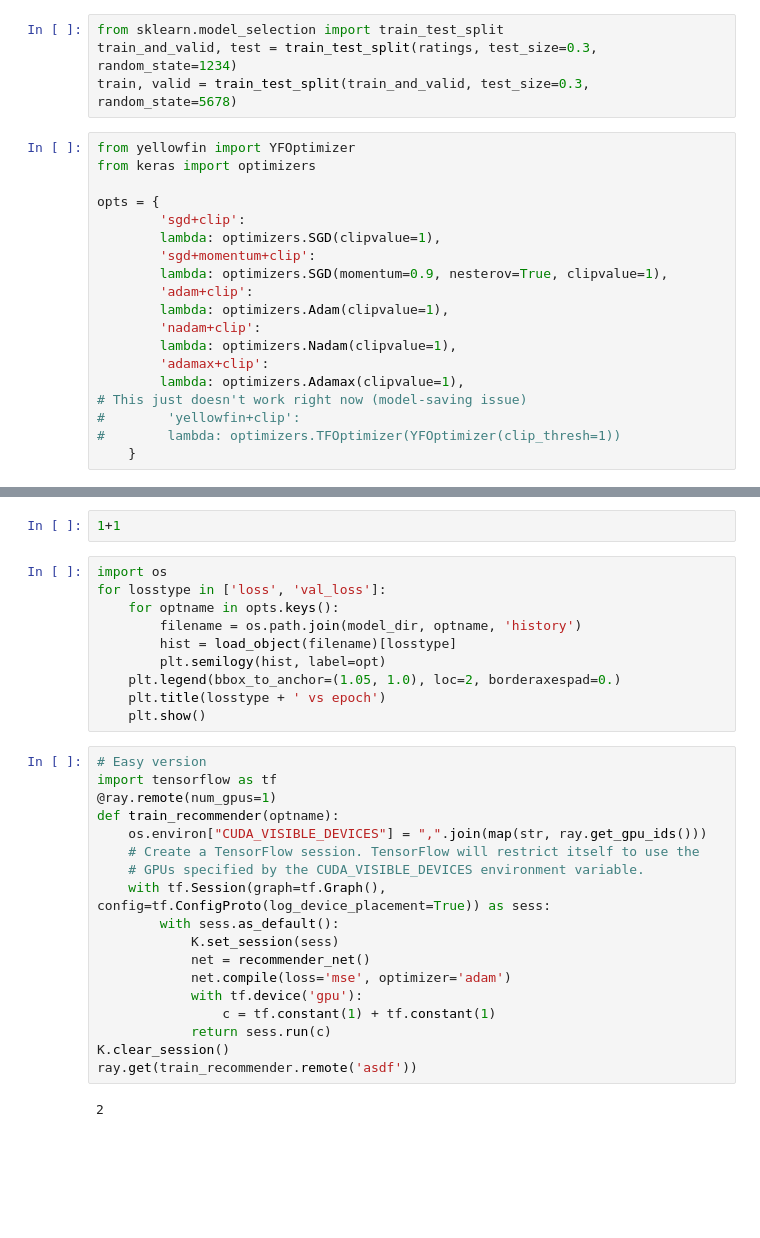
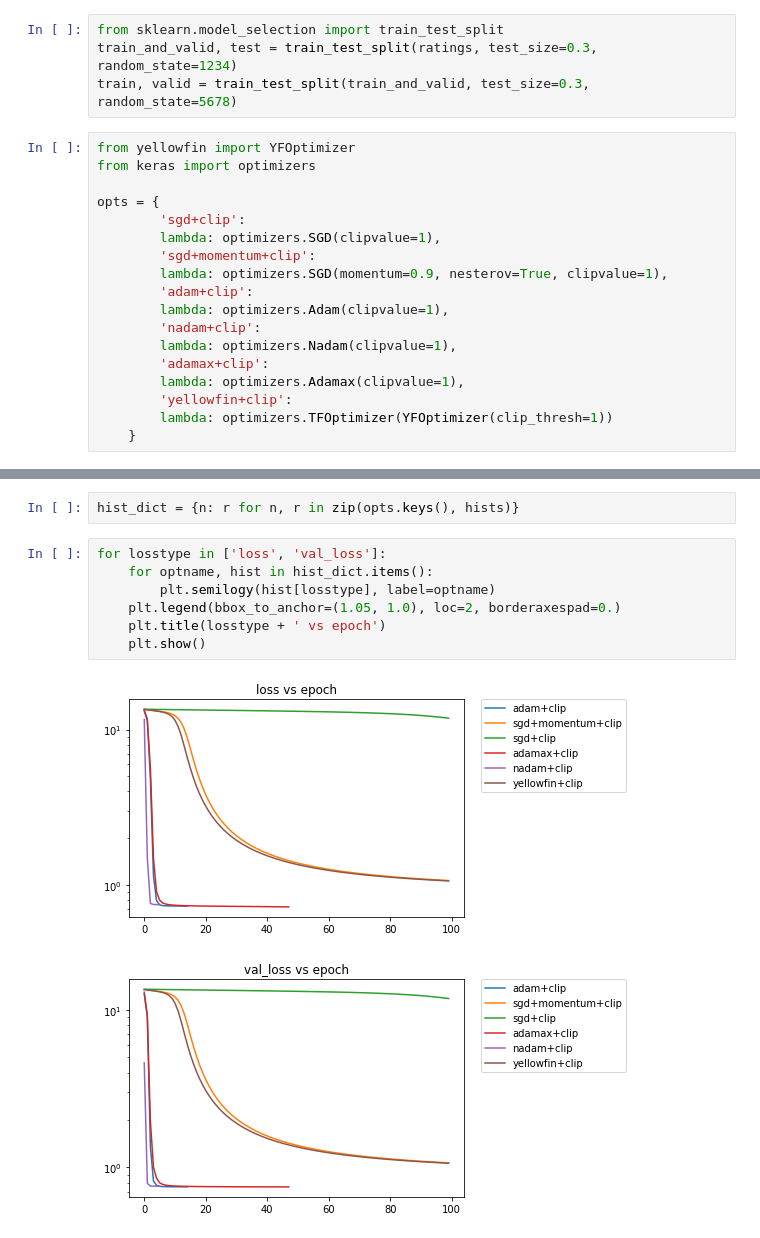
Before and after one commit to vlad17/learning-to-deep-learn, a Jupyter notebook: notebooks/movielens.ipynb, the cells around one changed output, grey strips where cells are left out. Drawn from its saved outputs; the diff is of its cells as text; blank space fills up the shorter version.

```diff
--- a/notebooks/movielens.ipynb
+++ b/notebooks/movielens.ipynb
@@ -123,9 +122,8 @@ opts = {
         lambda: optimizers.Nadam(clipvalue=1),
         'adamax+clip':
         lambda: optimizers.Adamax(clipvalue=1),
-# This just doesn't work right now (model-saving issue)
-#        'yellowfin+clip':
-#        lambda: optimizers.TFOptimizer(YFOptimizer(clip_thresh=1))
+        'yellowfin+clip':
+        lambda: optimizers.TFOptimizer(YFOptimizer(clip_thresh=1))
     }
 # %%
 import ray
@@ -213,32 +183,12 @@ If this driver is hanging, start a new one with
-# %%
-1+1
+# %%
+hist_dict = {n: r for n, r in zip(opts.keys(), hists)}
 # %%
-import os
 for losstype in ['loss', 'val_loss']:
-    for optname in opts.keys():
-        filename = os.path.join(model_dir, optname, 'history')
-        hist = load_object(filename)[losstype]
-        plt.semilogy(hist, label=opt)
+    for optname, hist in hist_dict.items():
+        plt.semilogy(hist[losstype], label=optname)
     plt.legend(bbox_to_anchor=(1.05, 1.0), loc=2, borderaxespad=0.)
     plt.title(losstype + ' vs epoch')
     plt.show()
+# %% [output]
+[figure, added]
+[figure, added]
-# %%
-# Easy version
-import tensorflow as tf
-@ray.remote(num_gpus=1)
-def train_recommender(optname):
-    os.environ["CUDA_VISIBLE_DEVICES"] = ",".join(map(str, ray.get_gpu_ids()))
-    # Create a TensorFlow session. TensorFlow will restrict itself to use the
-    # GPUs specified by the CUDA_VISIBLE_DEVICES environment variable.
-    with tf.Session(graph=tf.Graph(), config=tf.ConfigProto(log_device_placement=True)) as sess:
-        with sess.as_default():
-            K.set_session(sess)
-            net = recommender_net()
-            net.compile(loss='mse', optimizer='adam')
-            with tf.device('gpu'):
-                c = tf.constant(1) + tf.constant(1)
-            return sess.run(c)
-K.clear_session()
-ray.get(train_recommender.remote('asdf'))
-# %% [output]
-2
```
Also changed, not shown: parts of 5 cells of this notebook.
